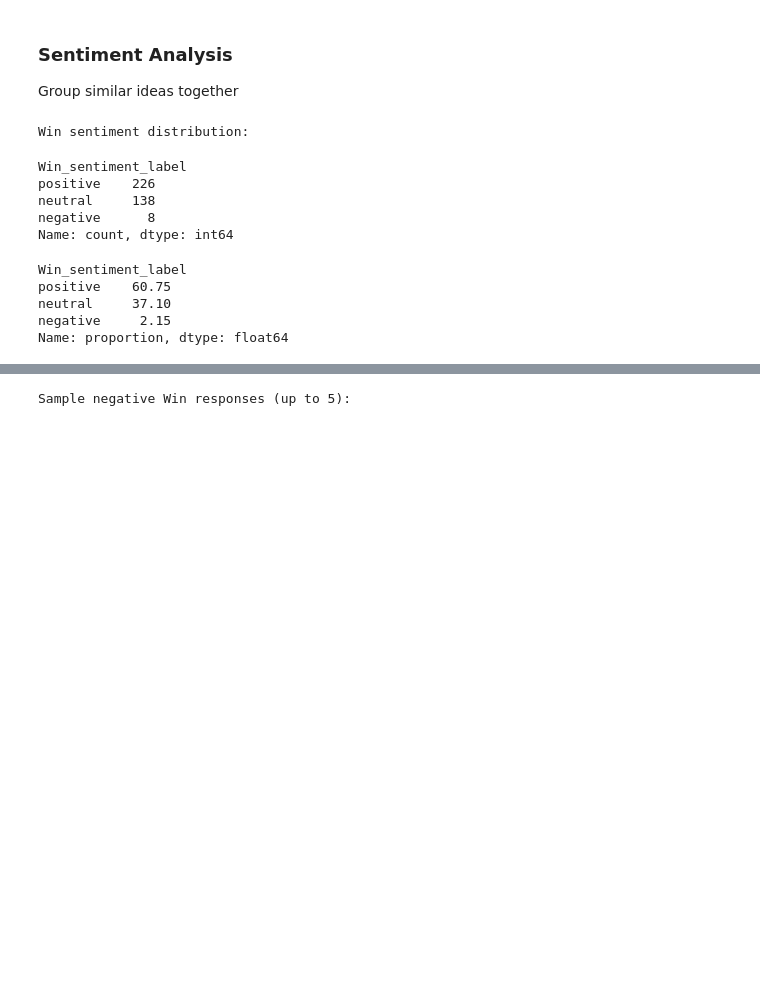
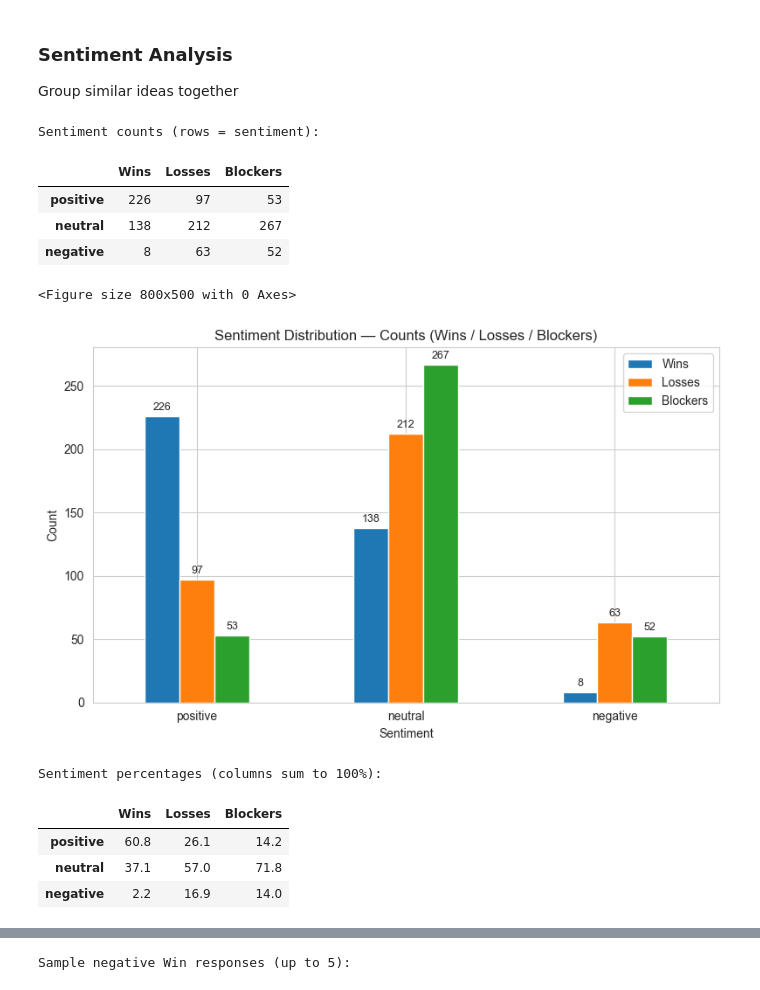
Before and after one commit to WesleySephai/NLP-Trend-Identification, a Jupyter notebook: nlp1.ipynb, the cells around one changed output, grey strips where cells are left out. Drawn from its saved outputs; the diff is of its cells as text; code cells hidden in the pictures; blank space fills up the shorter version.

```diff
--- a/nlp1.ipynb
+++ b/nlp1.ipynb
@@ -219,26 +187,64 @@ df['Blocker_sentiment_label'] = df[blocker_col].astype(str).apply(sentiment_labe
 # %%
 
-# Summary counts and percentages
-print('Win sentiment distribution:')
-display(df['Win_sentiment_label'].value_counts())
-display((df['Win_sentiment_label'].value_counts(normalize=True)*100).round(2))
+# Visual sentiment summary: grouped counts and percentages
+# Ensure expected sentiment columns exist
+for col in ['Win_sentiment_label','Loss_sentiment_label','Blocker_sentiment_label']:
+    if col not in df.columns:
+        df[col] = 'neutral'
+# Define ordered sentiment categories for consistent plotting
+sentiments = ['positive','neutral','negative']
+# Get counts for each sentiment category per column (reindex to ensure order)
+win_counts = df['Win_sentiment_label'].value_counts().reindex(sentiments, fill_value=0)
+loss_counts = df['Loss_sentiment_label'].value_counts().reindex(sentiments, fill_value=0)
+block_counts = df['Blocker_sentiment_label'].value_counts().reindex(sentiments, fill_value=0)
 
-print('\nLoss sentiment distribution:')
-display(df['Loss_sentiment_label'].value_counts())
-display((df['Loss_sentiment_label'].value_counts(normalize=True)*100).round(2))
+# Build a DataFrame with counts
+sent_df = pd.DataFrame({'Wins': win_counts, 'Losses': loss_counts, 'Blockers': block_counts}, index=sentiments)
+# Display numeric tables for reference
+print('Sentiment counts (rows = sentiment):')
+display(sent_df)
+# Plot: counts
+plt.figure(figsize=(8,5))
+ax = sent_df.plot(kind='bar', figsize=(8,5), rot=0)
+ax.set_title('Sentiment Distribution — Counts (Wins / Losses / Blockers)')
+ax.set_ylabel('Count')
+ax.set_xlabel('Sentiment')
+# Annotate counts on bars
+for p in ax.patches:
+    height = p.get_height()
+    if np.isfinite(height):
+        ax.annotate(str(int(height)), (p.get_x() + p.get_width() / 2., height), ha='center', va='bottom', fontsize=9, xytext=(0, 3), textcoords='offset points')
+plt.tight_layout()
+plt.show()
 
-print('\nBlocker sentiment distribution:')
-display(df['Blocker_sentiment_label'].value_counts())
-display((df['Blocker_sentiment_label'].value_counts(normalize=True)*100).round(2))
+# Plot: percentages
+sent_pct = (sent_df.div(sent_df.sum(axis=0), axis=1) * 100).round(1)
+print('Sentiment percentages (columns sum to 100%):')
+display(sent_pct)
+plt.figure(figsize=(8,5))
+ax2 = sent_pct.plot(kind='bar', figsize=(8,5), rot=0)
+ax2.set_title('Sentiment Distribution — Percentages')
+ax2.set_ylabel('Percent (%)')
+ax2.set_xlabel('Sentiment')
+
+# Annotate percentage values on bars
+for p in ax2.patches:
+    height = p.get_height()
+    if np.isfinite(height):
+        ax2.annotate(f'{height}%', (p.get_x() + p.get_width() / 2., height), ha='center', va='bottom', fontsize=9, xytext=(0, 3), textcoords='offset points')
+plt.legend(title='')
+plt.tight_layout()
+plt.show()
 # %% [output]
-Win sentiment distribution:
+Sentiment counts (rows = sentiment):
+|  | Wins | Losses | Blockers |
+| positive | 226 | 97 | 53 |
+| neutral | 138 | 212 | 267 |
+| negative | 8 | 63 | 52 |
-Win_sentiment_label
-positive    226
-neutral     138
-negative      8
-Name: count, dtype: int64
+<Figure size 800x500 with 0 Axes>
+[figure, added]
-Win_sentiment_label
-positive    60.75
-neutral     37.10
-negative     2.15
-Name: proportion, dtype: float64
+Sentiment percentages (columns sum to 100%):
+|  | Wins | Losses | Blockers |
+| positive | 60.8 | 26.1 | 14.2 |
+| neutral | 37.1 | 57.0 | 71.8 |
+| negative | 2.2 | 16.9 | 14.0 |
```
Also changed, not shown: parts of 5 cells of this notebook.
